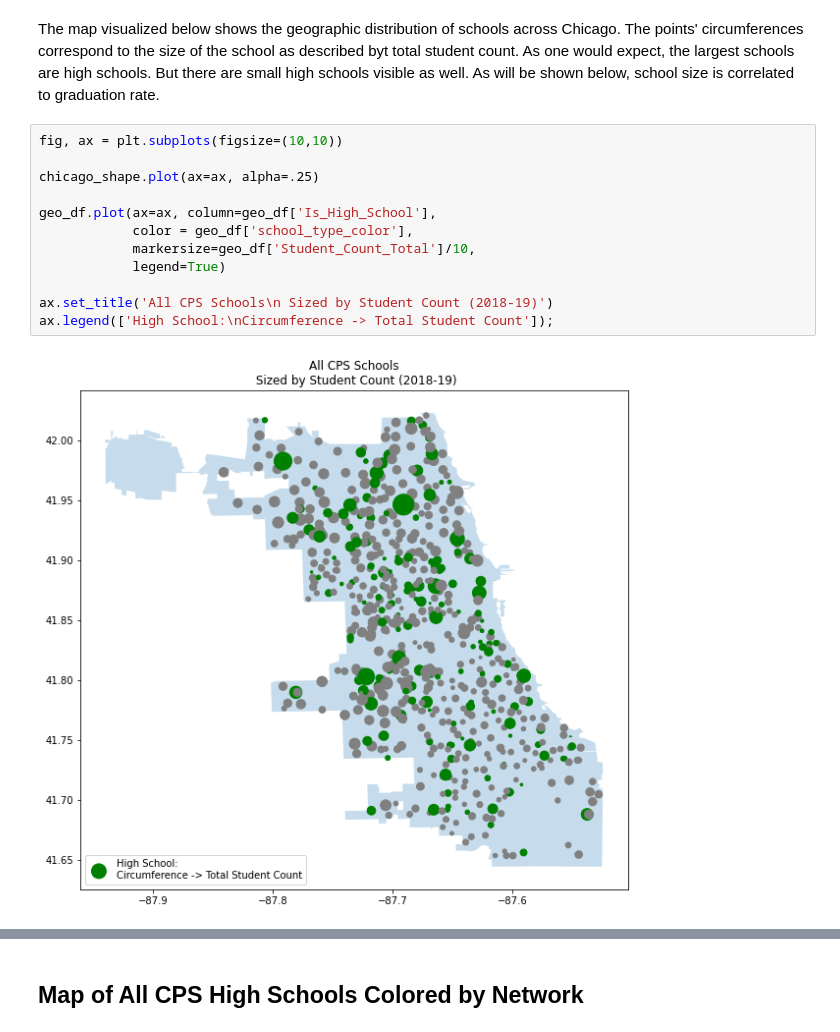
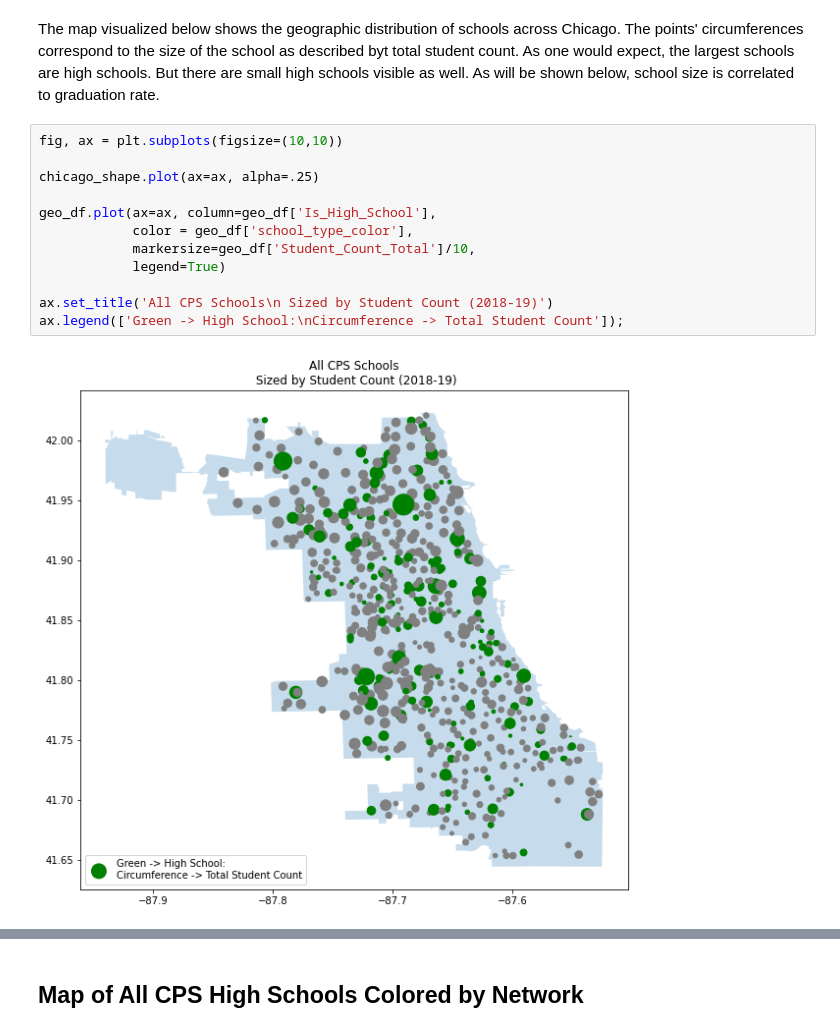
Before and after one commit to j-max/CPS_GradRate_Analysis, a Jupyter notebook: notebooks/eda/map_eda.ipynb, the cells around one changed output, grey strips where cells are left out. Cells and saved outputs as stored; diff of their text form.

```diff
--- a/notebooks/eda/map_eda.ipynb
+++ b/notebooks/eda/map_eda.ipynb
@@ -117,17 +114,17 @@ The map visualized below shows the geographic distribution of schools across Chi
 # %%
 fig, ax = plt.subplots(figsize=(10,10))
 
 chicago_shape.plot(ax=ax, alpha=.25)
 
 geo_df.plot(ax=ax, column=geo_df['Is_High_School'],
             color = geo_df['school_type_color'],
             markersize=geo_df['Student_Count_Total']/10,
             legend=True)
 
 ax.set_title('All CPS Schools\n Sized by Student Count (2018-19)')
-ax.legend(['High School:\nCircumference -> Total Student Count']);
+ax.legend(['Green -> High School:\nCircumference -> Total Student Count']);
 # %% [output]
-[figure, old version]
+[figure, new version]
 # %% [markdown]
 <a id='map2'></a>
 # %% [markdown]
```
Also changed, not shown: parts of 5 cells of this notebook.
